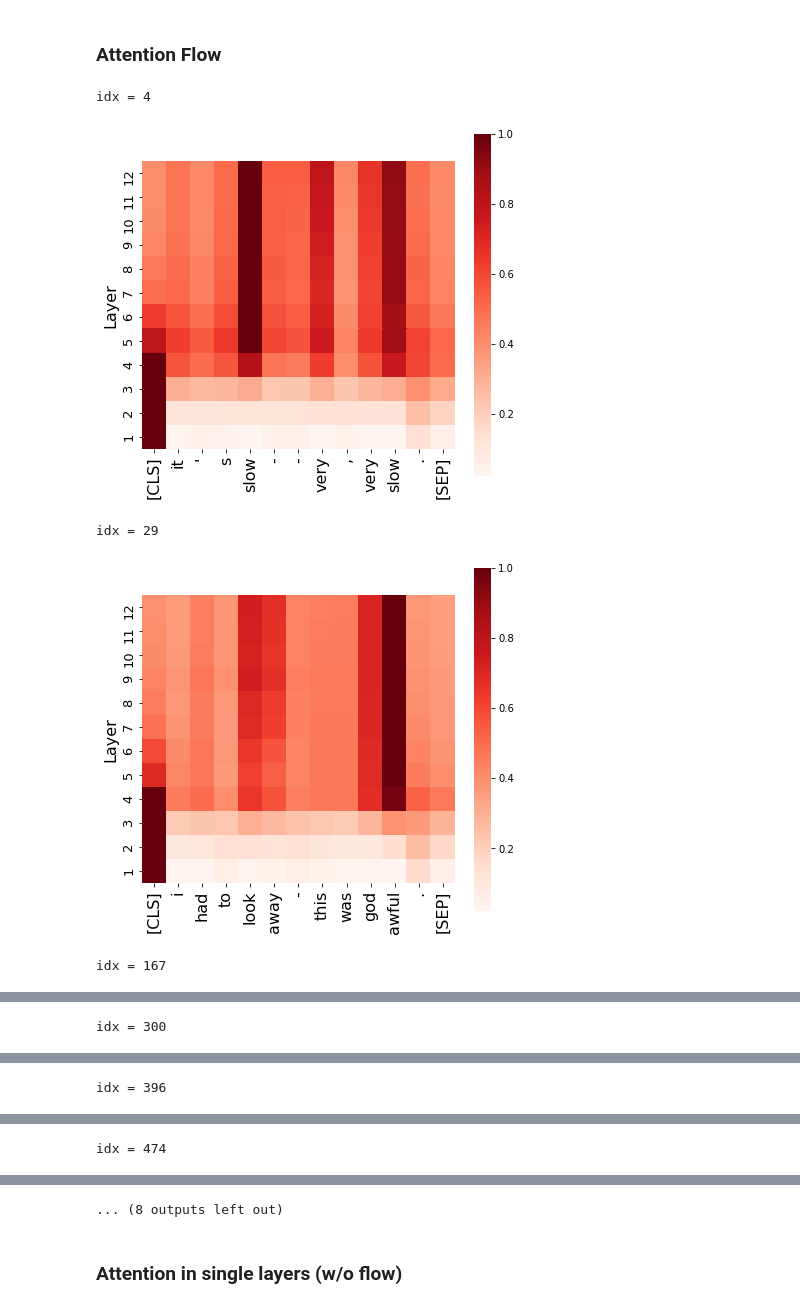
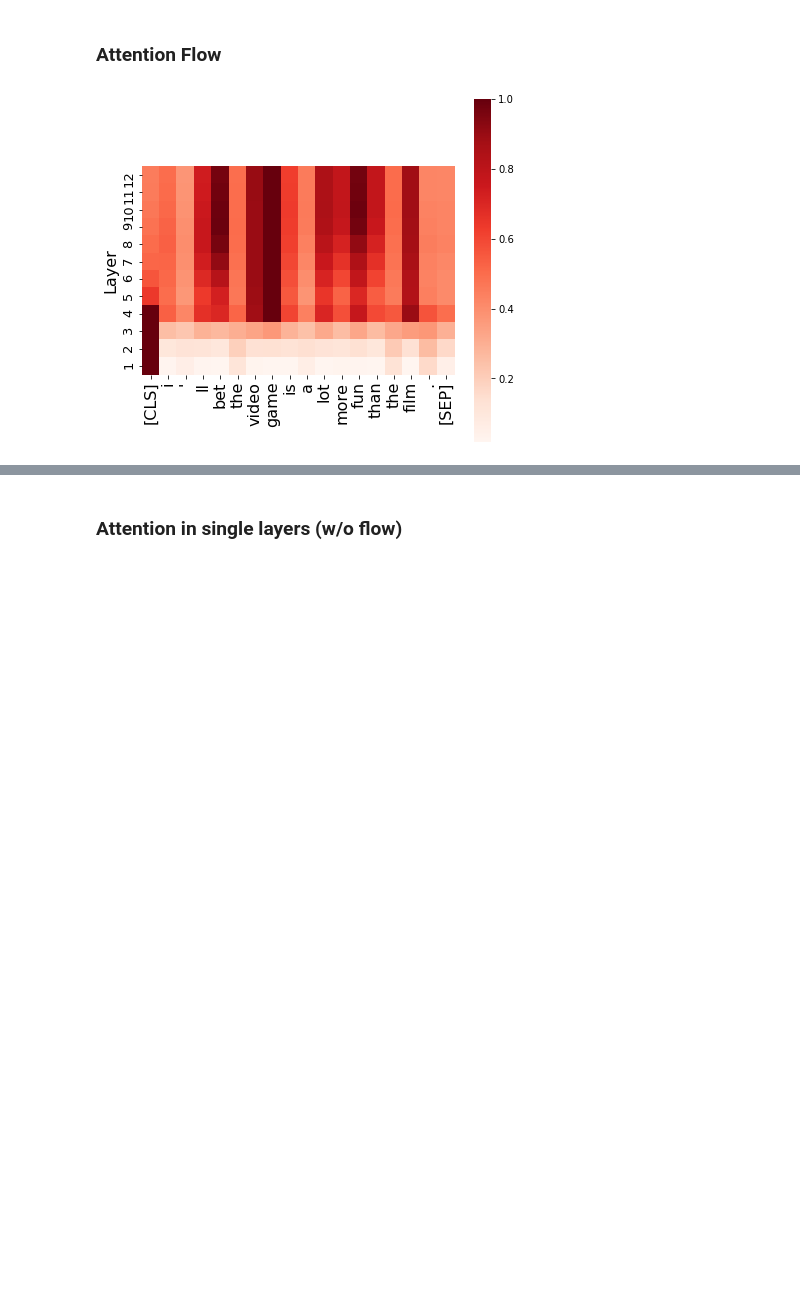
Before and after one commit to mohsenfayyaz/GlobEnc, a Jupyter notebook: notebooks/attention_flow.ipynb, the cells around one changed output, grey strips where cells are left out. Saved outputs shown, nothing was run; the diff lists cells and outputs as text; code cells hidden in the pictures; blank space fills up the shorter version.

```diff
--- a/notebooks/attention_flow.ipynb
+++ b/notebooks/attention_flow.ipynb
@@ -49,7 +49,7 @@ with open('../src/configs/experiments_config.yaml', "r") as f:
 # Possible Configs: BERT-base    ->  [SST2, MNLI, HATEXPLAIN],
 #                   BERT-large   ->  [SST2-BERT-large, MNLI-BERT-large, HATEXPLAIN-BERT-large]
 #                   ELECTRA-base ->  [SST2-ELECTRA, MNLI-ELECTRA, HATEXPLAIN-ELECTRA]
-config = config["SST2-BERT-large"]  # (Load different experiments config i.e. model, dataset and more)
+config = config["HATEXPLAIN"]  # (Load different experiments config i.e. model, dataset and more)
 
 config["FLOW_METHOD"] = FlowMethods.ROLLOUT
 config["NUM_CPUS"] = 1  # If n<2 ? sequential : use p_map (Just for maxflow)
@@ -326,50 +348,47 @@ def plot_flow_heatmaps_cls(idx, specific_method=None):
     for key in attention_flows.keys():
         # N-Enc, N-Res
         if specific_method is not None and key != specific_method:
             continue
         if specific_method is None:
             plt.subplot(2, 4, c)
             c += 1
         else:
             plt.subplot(1, 1, c)
         norm_cls = attention_flows[key][idx][:, 0, :]
         norm_cls = np.flip(norm_cls, axis=0)
         row_sums = norm_cls.max(axis=1)
         norm_cls = norm_cls / row_sums[:, np.newaxis]
 
         df = pd.DataFrame(norm_cls, columns=tokenized_text, index=range(12, 0, -1))
         ax = sns.heatmap(df,cmap="Reds",square=True)
         bottom, top = ax.get_ylim()
         ax.set_ylim(bottom + 0.5, top - 0.5)
 #         plt.title(key, fontsize=16)
         plt.ylabel("Layer", fontsize=16)
         plt.xticks(rotation = 90, fontsize=16)
         plt.yticks(fontsize=13)
         plt.gcf().subplots_adjust(bottom=0.2)
 
 # 320, 493, 599, 746
 # len14: 18,
 # len13: 4, 29, 396, 738
-# idx = 599
-# pdf = matplotlib.backends.backend_pdf.PdfPages(f"{config['DATASET']}_{idx}_rollout_cls.pdf")
-# plot_flow_heatmaps_cls(idx, specific_method="N-Enc")
-# # plot_flow_heatmaps_cls(idx, specific_method=None)
-# # fig.tight_layout()
-# plt.savefig(pdf, format='pdf')
-# pdf.close()
+# errors: 112, 171, 183, 205, 271, 312
+idx = 312
+pdf = matplotlib.backends.backend_pdf.PdfPages(f"{config['DATASET']}_{idx}_rollout_cls.pdf")
+plot_flow_heatmaps_cls(idx, specific_method="N-Enc")
+# plot_flow_heatmaps_cls(idx, specific_method=None)
+# fig.tight_layout()
+plt.savefig(pdf, format='pdf')
+pdf.close()
 
 
-for i in range(872):
-    test_idx = i
-    encoded = encoder_func(test_idx)
-    tokenized_text = tokenizer.convert_ids_to_tokens(encoded["input_ids"][0])
-    if 12 < len(tokenized_text) < 14 and "#" not in "".join(tokenized_text):
-        print("idx =", i)
-        plot_flow_heatmaps_cls(test_idx, specific_method="N-Enc")
-        plt.show()
+# for i in range(872):
+#     test_idx = i
+#     encoded = encoder_func(test_idx)
+#     tokenized_text = tokenizer.convert_ids_to_tokens(encoded["input_ids"][0])
+#     if 12 < len(tokenized_text) < 14 and "#" not in "".join(tokenized_text):
+#         print("idx =", i)
+#         plot_flow_heatmaps_cls(test_idx, specific_method="N-Enc")
+#         plt.show()
 # %% [output]
-idx = 4
-[figure, old version]
+[figure, new version]
-idx = 29
-[figure, removed]
-idx = 167
@@ -377 +394,0 @@ idx = 167
-idx = 300
@@ -379 +394,0 @@ idx = 300
-idx = 396
@@ -381 +394,0 @@ idx = 396
-idx = 474
@@ -383,4 +395,3 @@ idx = 474
-... (8 outputs left out)
 # %%
 import matplotlib.backends.backend_pdf
 
```
Also changed, not shown: parts of 7 cells of this notebook, 2 other files.
